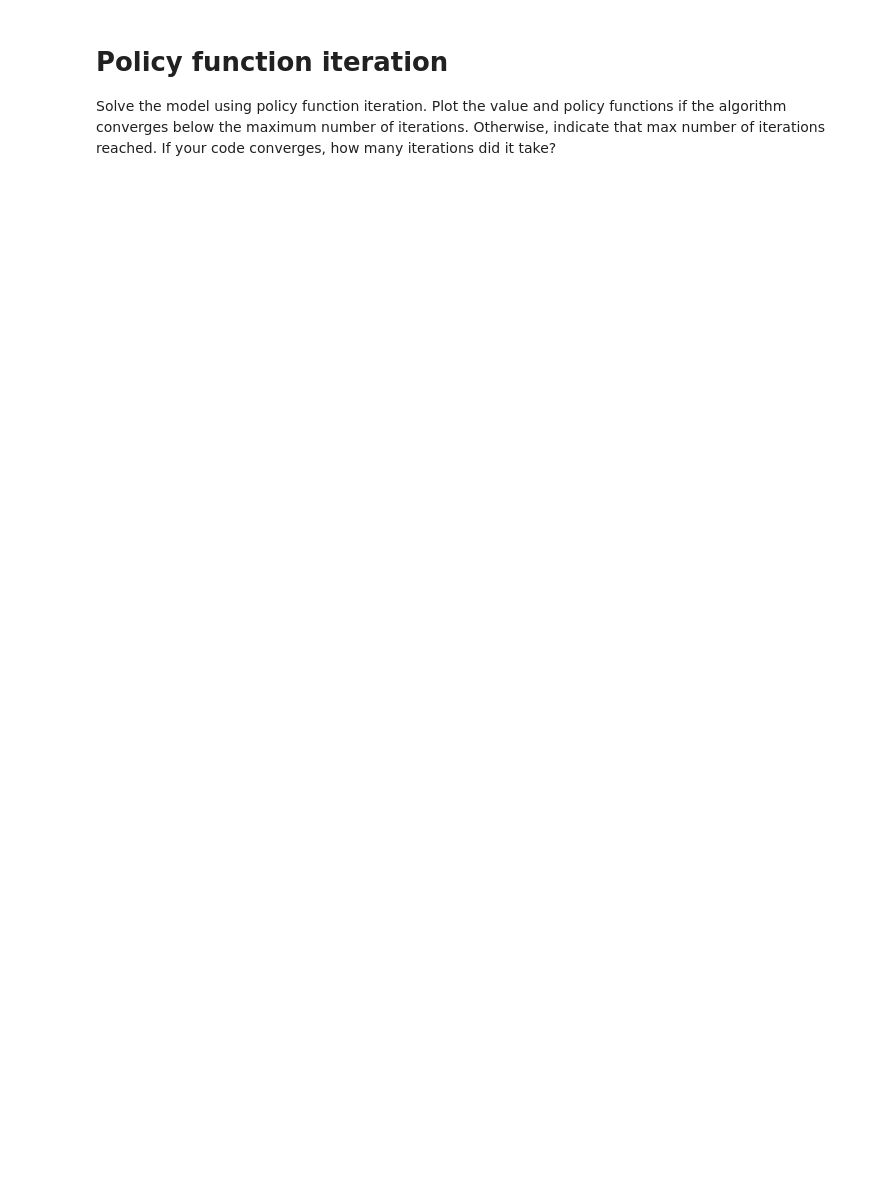
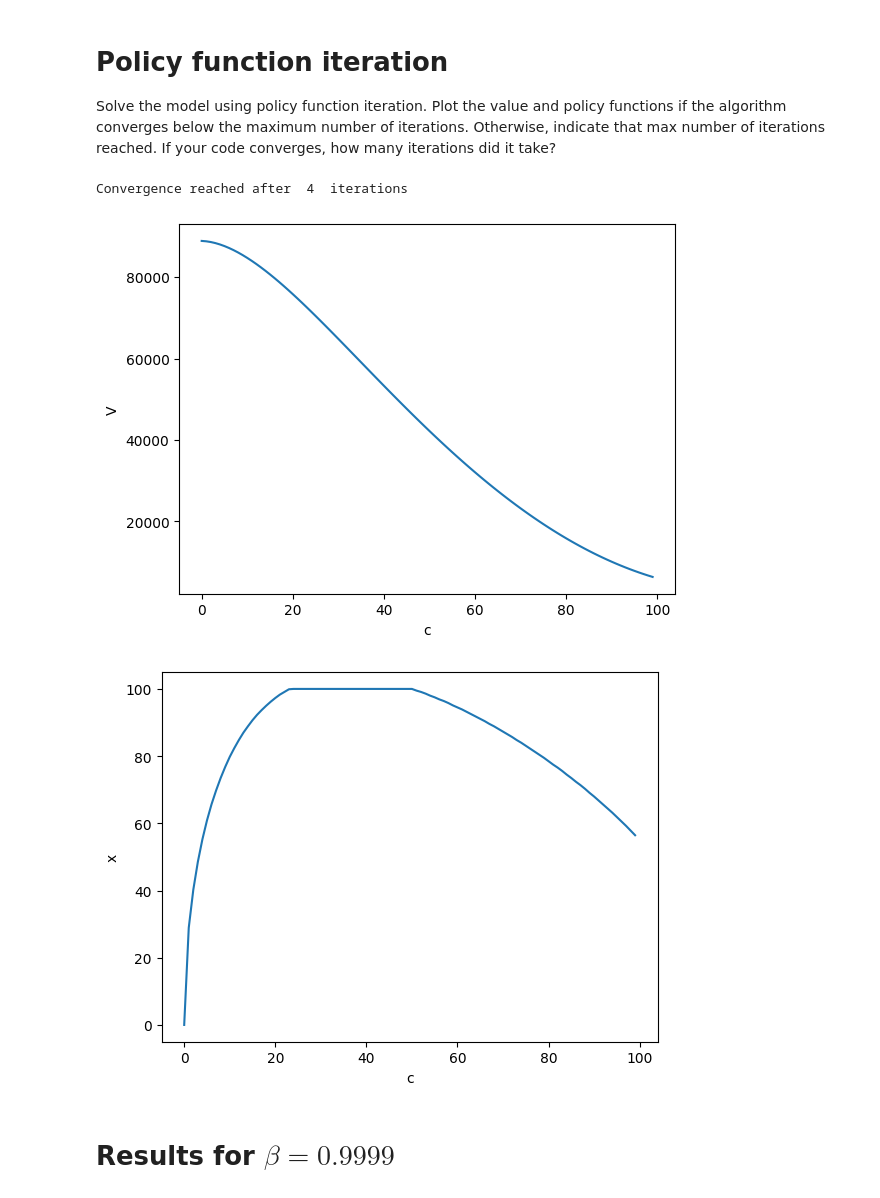
Before and after one commit to hwang853/ECON_8876_pylab, a Jupyter notebook: Session5_lab.ipynb, the cells around one changed output. Cells and saved outputs as stored; diff of their text form; code cells hidden in the pictures; blank space fills up the shorter version.

```diff
--- a/Session5_lab.ipynb
+++ b/Session5_lab.ipynb
@@ -84,3 +111,33 @@ Max iter reached
 # Policy function iteration
 
 Solve the model using policy function iteration. Plot the value and policy functions if the algorithm converges below the maximum number of iterations. Otherwise, indicate that max number of iterations reached. If your code converges, how many iterations did it take?
+# %%
+V0 = np.zeros(cnum)
+for iter in range(maxiter):
+    V1temp, x1 = bellman(V0)
+    U = Profit(cvec)-r*x1
+    Q = np.diag(1-prob(x1))+np.diag(prob(x1),-1)[1:,1:]
+    V1 = np.linalg.inv((np.identity(cnum) - beta*Q))@U
+    diff = abs(V1-V0)
+    if np.all(diff < tol):
+      print('Convergence reached after ', iter, ' iterations')
+
+      plt.plot(cvec,V1)
+      plt.xlabel('c')
+      plt.ylabel('V')
+      plt.show()
+
+      plt.plot(cvec,x1)
+      plt.xlabel('c')
+      plt.ylabel('x')
+      plt.show()
+      break
+    V0 = V1
+else:
+    print('Max iter reached')
+# %% [output]
+Convergence reached after  4  iterations
+[figure, added]
+[figure, added]
+# %% [markdown]
+# Results for $\beta=0.9999$
```
Also changed, not shown: parts of 16 cells of this notebook, 1 other file.
